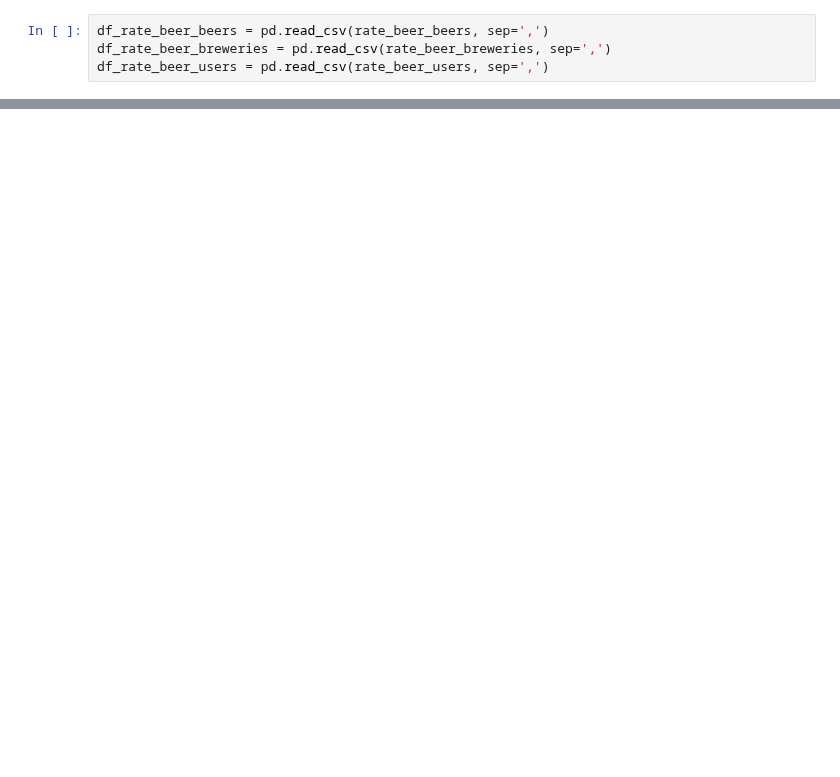
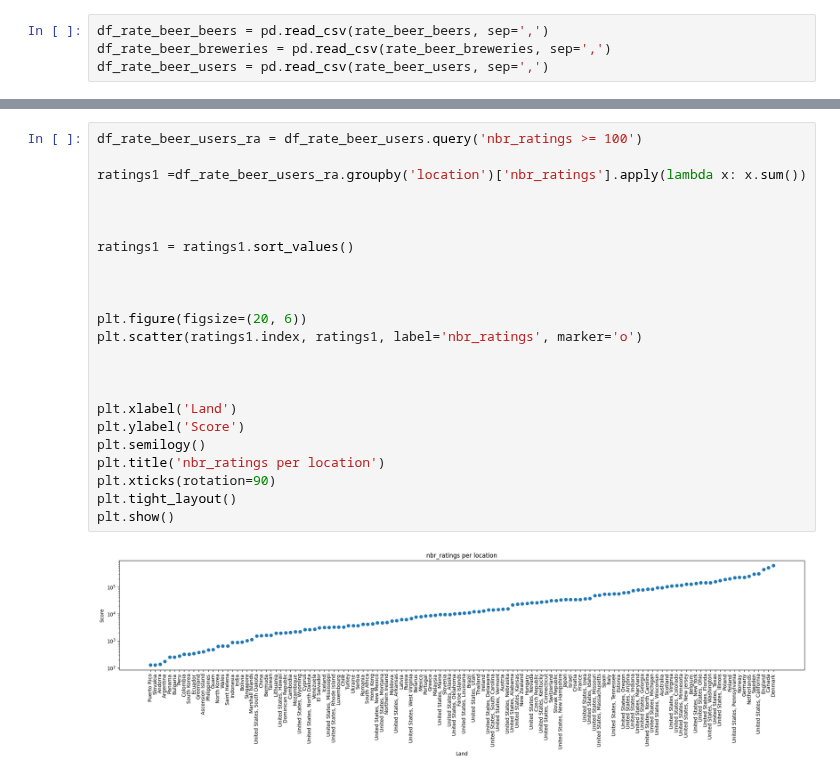
Before and after one commit to epfl-ada/ada-2023-project-remontada, a Jupyter notebook: code/main.ipynb, the cells around one changed output, grey strips where cells are left out. Drawn from its saved outputs; the diff is of its cells as text; blank space fills up the shorter version.

```diff
--- a/code/main.ipynb
+++ b/code/main.ipynb
@@ -84,0 +159,25 @@ df_matched_beer_users_approx.head()
+# %%
+df_rate_beer_users_ra = df_rate_beer_users.query('nbr_ratings >= 100')
+
+ratings1 =df_rate_beer_users_ra.groupby('location')['nbr_ratings'].apply(lambda x: x.sum())
+
+
+
+ratings1 = ratings1.sort_values()
+
+
+
+plt.figure(figsize=(20, 6))
+plt.scatter(ratings1.index, ratings1, label='nbr_ratings', marker='o')
+
+
+
+plt.xlabel('Land')
+plt.ylabel('Score')
+plt.semilogy()
+plt.title('nbr_ratings per location')
+plt.xticks(rotation=90)
+plt.tight_layout()
+plt.show()
+# %% [output]
+[figure, added]
```
Also changed, not shown: parts of 11 cells of this notebook.
